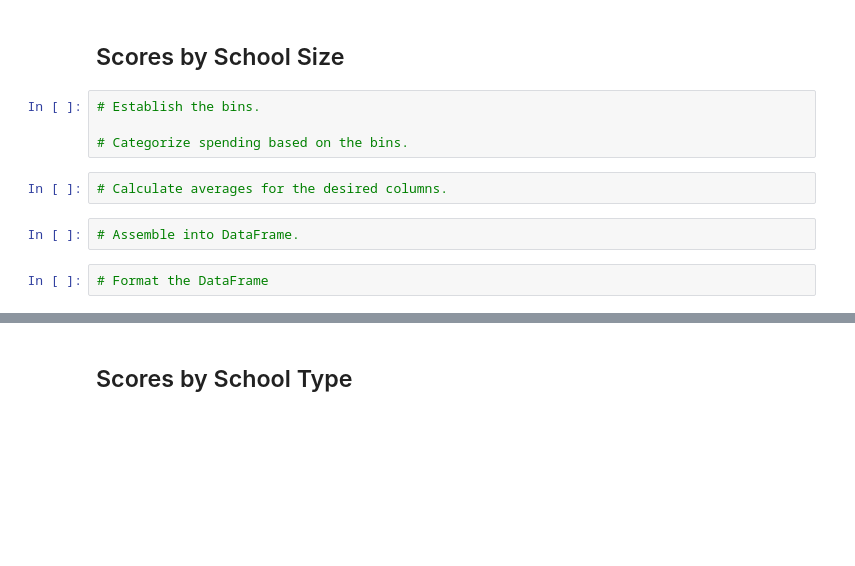
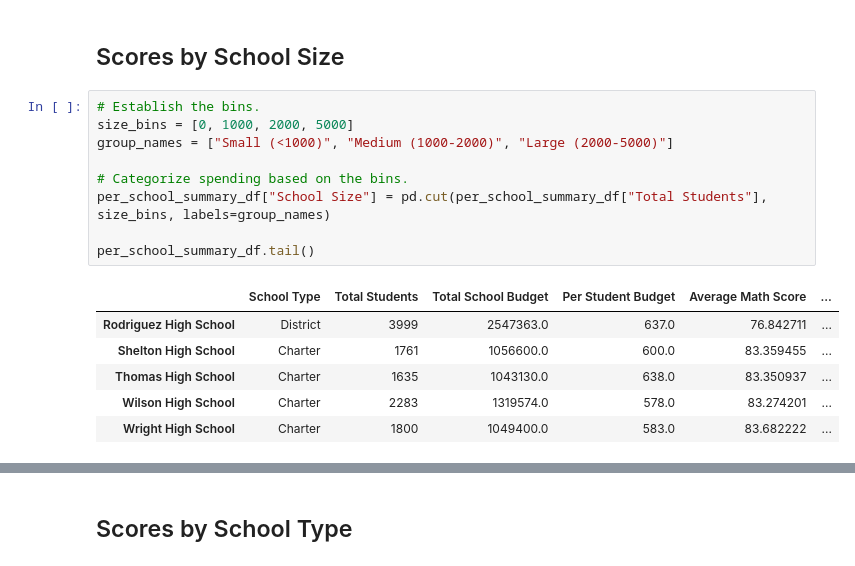
Before and after one commit to dani1925/School_District_Analysis, a Jupyter notebook: PyCitySchools_Challenge.ipynb, the cells around one changed output, grey strips where cells are left out. Saved outputs shown, nothing was run; the diff lists cells and outputs as text; blank space fills up the shorter version.

```diff
--- a/PyCitySchools_Challenge.ipynb
+++ b/PyCitySchools_Challenge.ipynb
@@ -603,12 +605,18 @@ bud_summary_df
 # %% [markdown]
 ## Scores by School Size
-# %%
-# Establish the bins.
-
-# Categorize spending based on the bins.
-# %%
-# Calculate averages for the desired columns.
-# %%
-# Assemble into DataFrame.
-# %%
-# Format the DataFrame
+# %%
+# Establish the bins.
+size_bins = [0, 1000, 2000, 5000]
+group_names = ["Small (<1000)", "Medium (1000-2000)", "Large (2000-5000)"]
+
+# Categorize spending based on the bins.
+per_school_summary_df["School Size"] = pd.cut(per_school_summary_df["Total Students"], size_bins, labels=group_names)
+
+per_school_summary_df.tail()
+# %% [output]
+|  | School Type | Total Students | Total School Budget | Per Student Budget | Average Math Score | ... |
+| Rodriguez High School | District | 3999 | 2547363.0 | 637.0 | 76.842711 | ... |
+| Shelton High School | Charter | 1761 | 1056600.0 | 600.0 | 83.359455 | ... |
+| Thomas High School | Charter | 1635 | 1043130.0 | 638.0 | 83.350937 | ... |
+| Wilson High School | Charter | 2283 | 1319574.0 | 578.0 | 83.274201 | ... |
+| Wright High School | Charter | 1800 | 1049400.0 | 583.0 | 83.682222 | ... |
```
Also changed, not shown: parts of 15 cells of this notebook, 2 other files.
